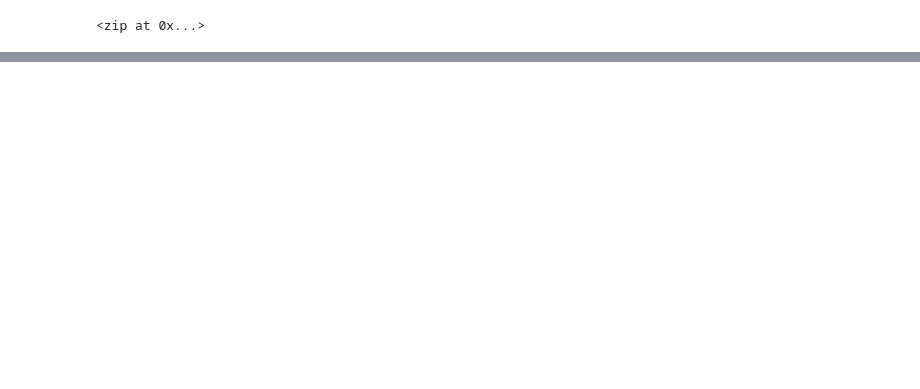
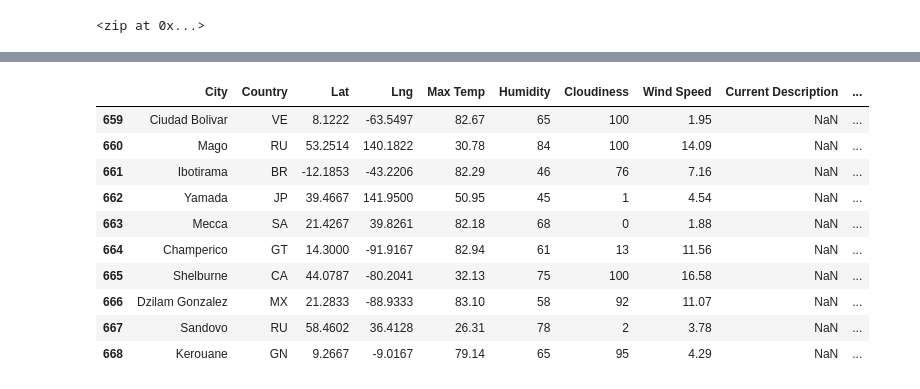
Before and after one commit to JSmith1826/World_Weather_Analysis, a Jupyter notebook: Weather_Database.ipynb, the cells around one changed output, grey strips where cells are left out. Drawn from its saved outputs; the diff is of its cells as text; code cells hidden in the pictures; blank space fills up the shorter version.

```diff
--- a/Weather_Database.ipynb
+++ b/Weather_Database.ipynb
@@ -71,12 +90,16 @@ set_count = 1
 #     city_url = url + "&q=" + city.replace(" ","+")
 
 # code from Kourt Bailey on slack
+
+HTTP_STATUS_OK = 200
+HTTP_STATUS_NOT_FOUND = 404
+
 for city in cities:
     city_url = url + city.replace(' ', '+')
     response = requests.get(city_url)
-    status = repsonse.status_code
+    status = response.status_code
 
-    if status_code == HTTP_STATUS_OK:
+    if status == HTTP_STATUS_OK:
         city_data = response.json()
 
 
@@ -116,10 +139,10 @@ for city in cities:
                           "Current Description":description })
 
 
-    elif status_code == HTTP_STATUS_NOT_FOUND:
+    elif status == HTTP_STATUS_NOT_FOUND:
         print(f'{city} was not found')
     else:
-        raise ValueError("Unknown status code {status_code} for city {city}")
+        raise ValueError(f"Unknown status code {status} for city {city}")
 
 
 # Indicate that Data Loading is complete.
@@ -133,4 +227,16 @@ NameError: name 'repsonse' is not defined
 # %%
 # Convert the array of dictionaries to a Pandas DataFrame.
 city_data_df = pd.DataFrame(city_data)
-city_data_df.head(10)
+city_data_df.tail(10)
+# %% [output]
+|  | City | Country | Lat | Lng | Max Temp | Humidity | Cloudiness | Wind Speed | Current Description | ... |
+| 659 | Ciudad Bolivar | VE | 8.1222 | -63.5497 | 82.67 | 65 | 100 | 1.95 | NaN | ... |
+| 660 | Mago | RU | 53.2514 | 140.1822 | 30.78 | 84 | 100 | 14.09 | NaN | ... |
+| 661 | Ibotirama | BR | -12.1853 | -43.2206 | 82.29 | 46 | 76 | 7.16 | NaN | ... |
+| 662 | Yamada | JP | 39.4667 | 141.9500 | 50.95 | 45 | 1 | 4.54 | NaN | ... |
+| 663 | Mecca | SA | 21.4267 | 39.8261 | 82.18 | 68 | 0 | 1.88 | NaN | ... |
+| 664 | Champerico | GT | 14.3000 | -91.9167 | 82.94 | 61 | 13 | 11.56 | NaN | ... |
+| 665 | Shelburne | CA | 44.0787 | -80.2041 | 32.13 | 75 | 100 | 16.58 | NaN | ... |
+| 666 | Dzilam Gonzalez | MX | 21.2833 | -88.9333 | 83.10 | 58 | 92 | 11.07 | NaN | ... |
+| 667 | Sandovo | RU | 58.4602 | 36.4128 | 26.31 | 78 | 2 | 3.78 | NaN | ... |
+| 668 | Kerouane | GN | 9.2667 | -9.0167 | 79.14 | 65 | 95 | 4.29 | NaN | ... |
```
Also changed, not shown: parts of 5 cells of this notebook, 1 other file.
